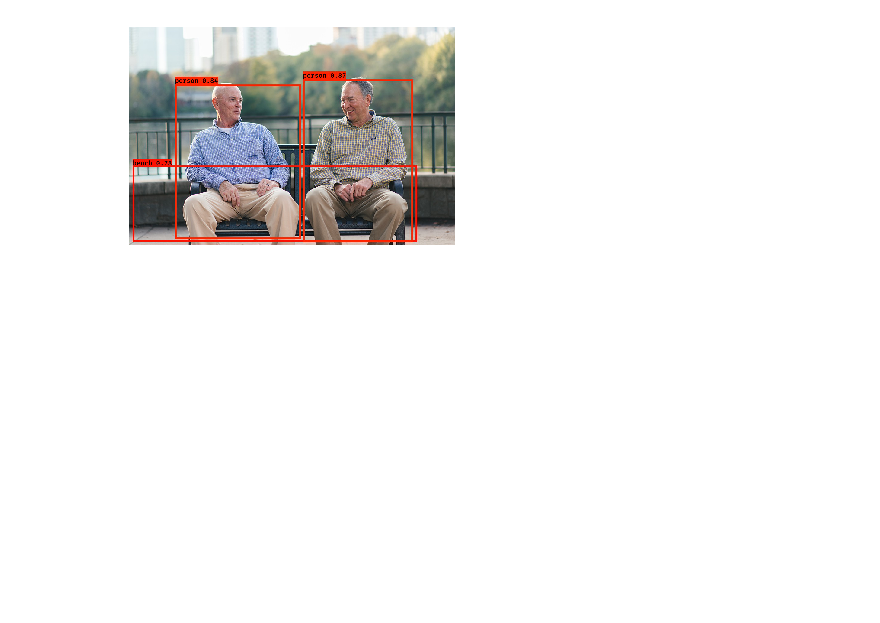
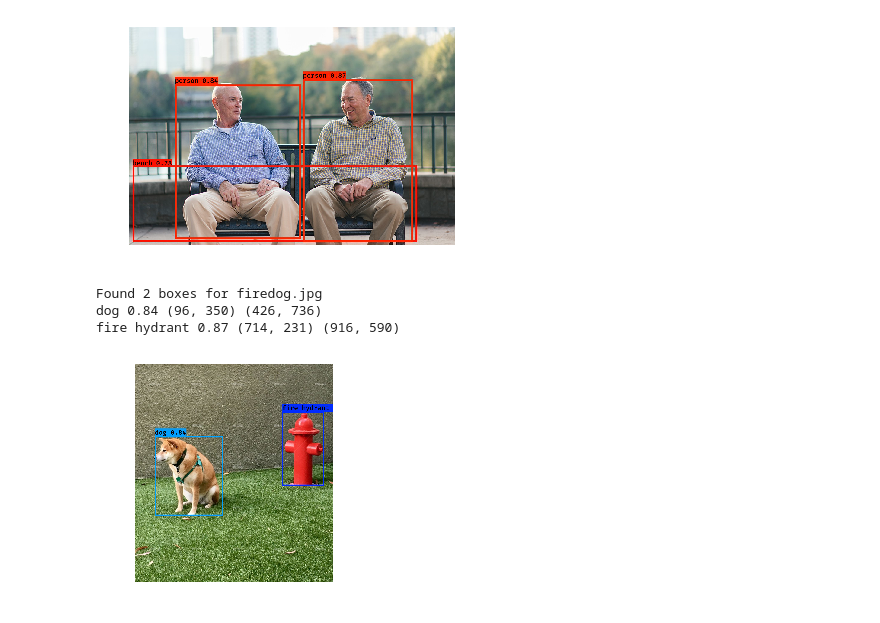
Before and after one commit to manankshastri/Object-Detection, a Jupyter notebook: ObjectDetection-YoloV2.ipynb, the cells around one changed output. Drawn from its saved outputs; the diff is of its cells as text; code cells hidden in the pictures; blank space fills up the shorter version.

```diff
--- a/ObjectDetection-YoloV2.ipynb
+++ b/ObjectDetection-YoloV2.ipynb
@@ -131,6 +131,14 @@ def yolo_eval(yolo_outputs, image_shape, max_boxes=10, score_threshold=.6, iou_t
     scores, boxes, classes = yolo_non_max_suppression(scores, boxes, classes, max_boxes, iou_threshold)
 
     return scores, boxes, classes
+# %%
+def size(image_file):
+    input_image = Image.open("images/" + image_file)
+    width, height = input_image.size
+    width = np.array(width, dtype=float)
+    height = np.array(height, dtype=float)
+    image_shape = (height, width)
+    return image_shape
 # %%
 sess = K.get_session()
 # %% [markdown]
@@ -183,11 +191,7 @@ def predict(sess, image_file):
     Note: "None" actually represents the number of predicted boxes, it varies between 0 and max_boxes.
     """
     # getting test image size
-    input_image = Image.open("images/" + image_file)
-    width, height = input_image.size
-    width = np.array(width, dtype=float)
-    height = np.array(height, dtype=float)
-    image_shape = (height, width)
+    image_shape = size(image_file)
 
     scores, boxes, classes = yolo_eval(yolo_outputs, image_shape)
 
@@ -278,3 +275,10 @@ bench 0.78 (12, 458) (954, 710)
 person 0.84 (152, 190) (569, 701)
 person 0.87 (576, 173) (940, 711)
 [figure]
+# %%
+out_scores, out_boxes, out_classes = predict(sess, "firedog.jpg")
+# %% [output]
+Found 2 boxes for firedog.jpg
+dog 0.84 (96, 350) (426, 736)
+fire hydrant 0.87 (714, 231) (916, 590)
+[figure, added]
```
Also changed, not shown: parts of 1 cell of this notebook, 2 other files.
